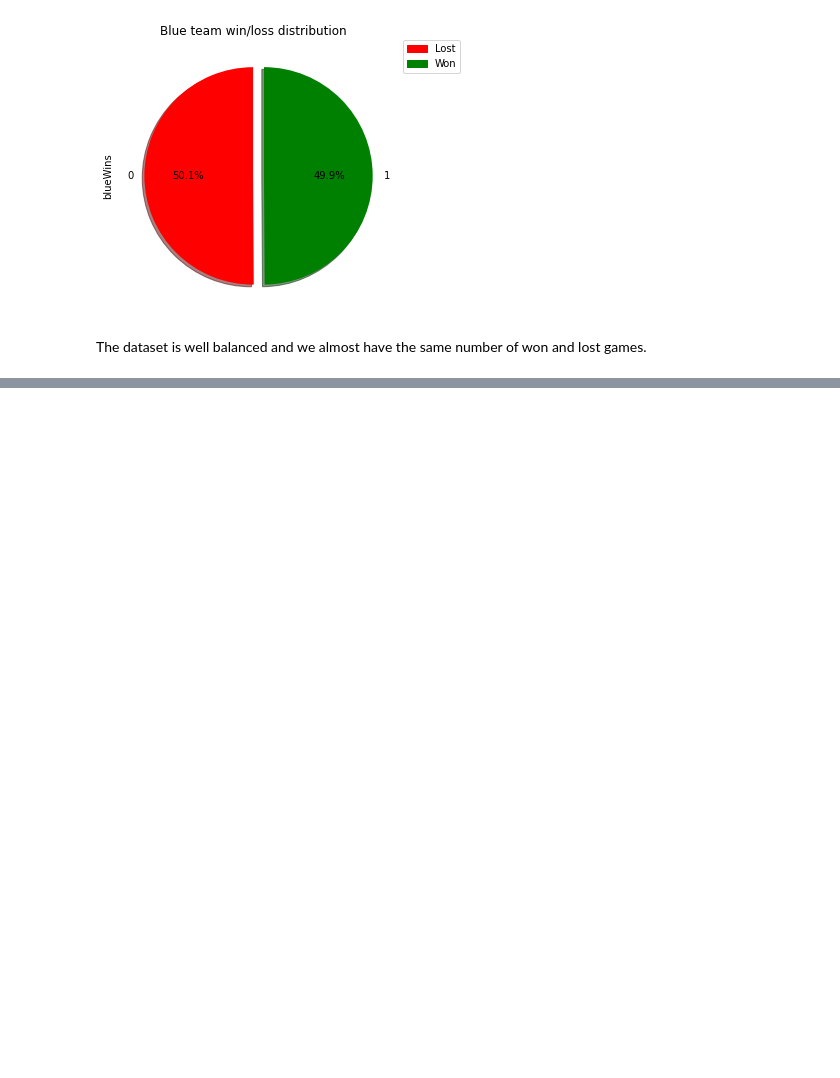
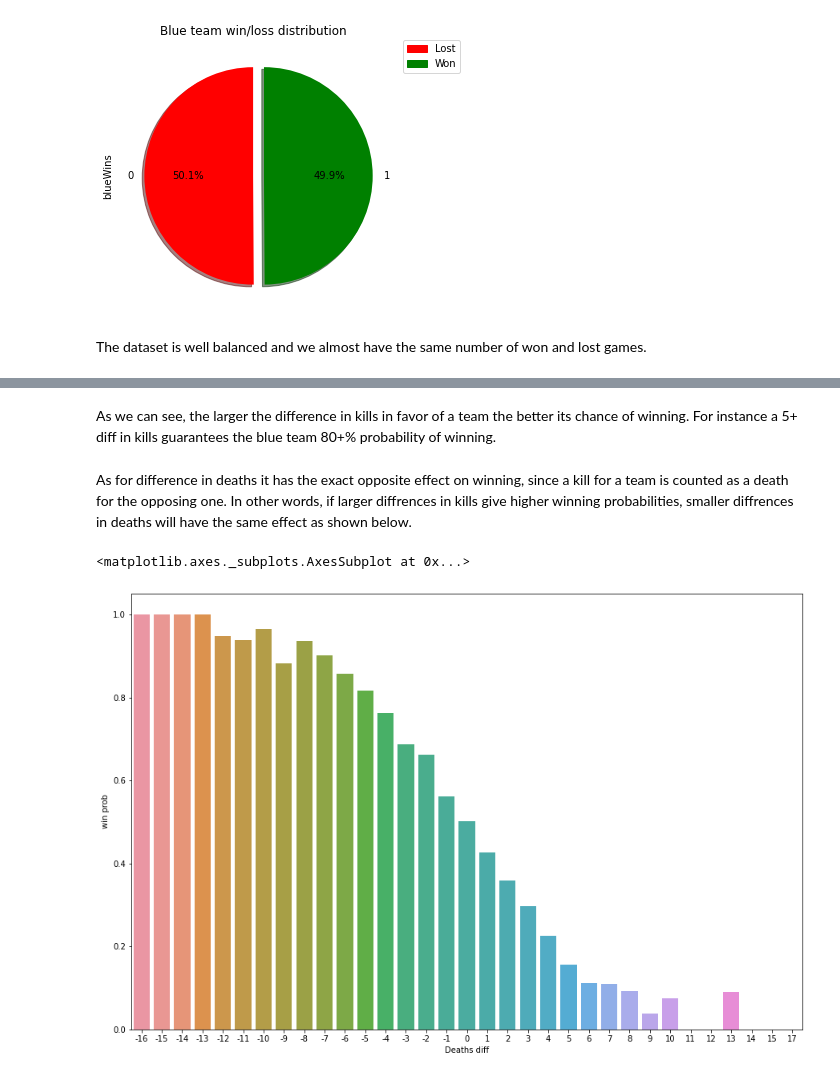
Before and after one commit to shenpaii/GMC-AI-COURSE, a Jupyter notebook: LOL_ranked_win_pred.ipynb, the cells around one changed output, grey strips where cells are left out. Drawn from its saved outputs; the diff is of its cells as text; code cells hidden in the pictures; blank space fills up the shorter version.

```diff
--- a/LOL_ranked_win_pred.ipynb
+++ b/LOL_ranked_win_pred.ipynb
@@ -163,0 +205,17 @@ Obviously, the team has a better chance of winning when they get first blood due
+# %% [markdown]
+As we can see, the larger the difference in kills in favor of a team the better its chance of winning. For instance a 5+ diff in kills guarantees the blue team 80+% probability of winning.
+# %% [markdown]
+As for difference in deaths it has the exact opposite effect on winning, since a kill for a team is counted as a death for the opposing one. In other words, if larger diffrences in kills give higher winning probabilities, smaller diffrences in deaths will have the same effect as shown below.
+# %%
+bt_stats['blueDeathsDiff'] = bt_stats['blueDeaths'] - rt_stats['redDeaths']
+
+
+win_prob = bt_stats.groupby('blueDeathsDiff')['blueWins'].mean()
+win_prob = win_prob.reset_index()
+win_prob.columns = ['Deaths diff', 'win prob']
+
+plt.figure(figsize = (15,10))
+sns.barplot(x = 'Deaths diff', y = 'win prob', data = win_prob)
+# %% [output]
+<matplotlib.axes._subplots.AxesSubplot at 0x...>
+[figure, added]
```
Also changed, not shown: parts of 25 cells of this notebook.
